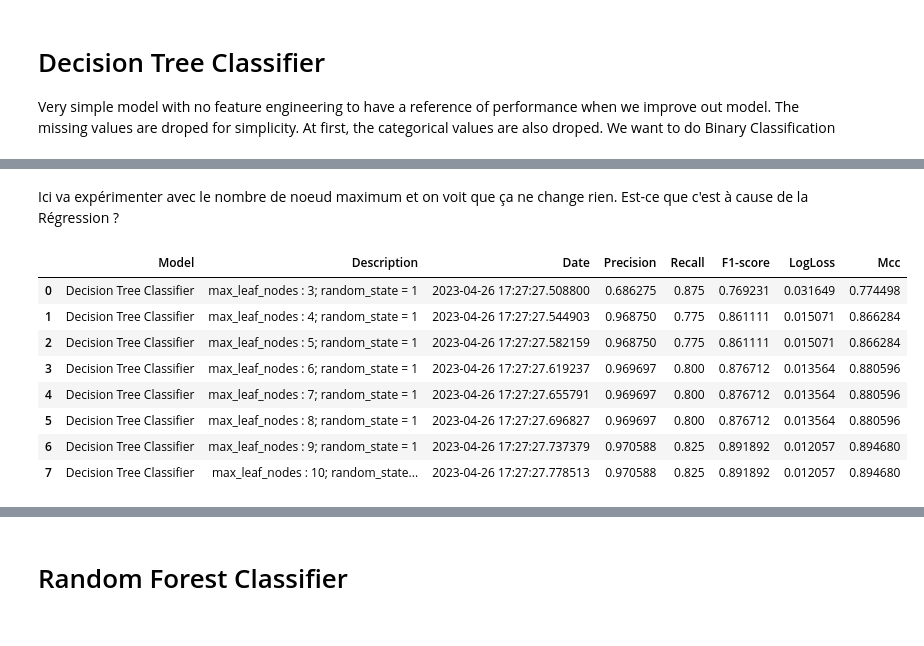
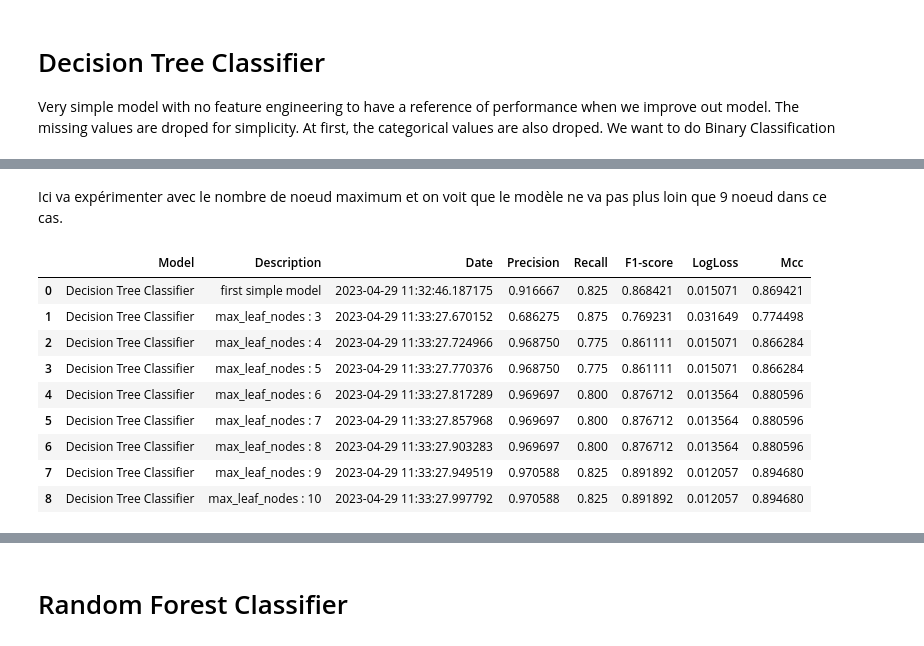
Before and after one commit to SarahLiettefti/AI5L_AILab_FraudDetection, a Jupyter notebook: FirstModels.ipynb, the cells around one changed output, grey strips where cells are left out. Drawn from its saved outputs; the diff is of its cells as text; code cells hidden in the pictures.

```diff
--- a/FirstModels.ipynb
+++ b/FirstModels.ipynb
@@ -26,12 +38,17 @@ X_test = pd.read_csv("input/test.csv")
 sample_submission = pd.read_csv("input/sample_submission.csv")
 
 data = data.dropna(axis=0) #Drop observations/rows with missing values
+data.set_index("TransactionId", inplace=True)
 cols_cat = list(data.dtypes[data.dtypes=="object"].index) #liste des feature categorical
 y = data.FraudResult #The target label
 X = data.copy()
 X.drop(cols_cat, axis=1, inplace=True) #Delete categorical data
 X.drop(['FraudResult'], axis=1, inplace=True) #Only the features data
 train_X, val_X, train_y, val_y = train_test_split(X, y, random_state = 0)
+
+X_test = X_test.dropna(axis=0)
+X_test.set_index("TransactionId", inplace=True)
+X_test.drop(cols_cat, axis=1, inplace=True) #Delete categorical data
 # %% [markdown]
 # Decision Tree Classifier
 Very simple model with no feature engineering to have a reference of performance when we improve out model. The missing values are droped for simplicity. At first, the categorical values are also droped. We want to do Binary Classification
@@ -40,17 +57,4 @@ first_model_decision_tree = DecisionTreeClassifier(random_state=1)
 first_model_decision_tree.fit(train_X, train_y)
 first_model_decision_tree_predicted = first_model_decision_tree.predict(val_X)
 
-df_with_res = val_X.copy()
-df_with_res = df_with_res.join(val_y.copy())
-df_with_res["Predictions"] = list(first_model_decision_tree_predicted)
-print(f'Nombre de prédictions correcte : {df_with_res.Predictions[(df_with_res["Predictions"] == df_with_res["FraudResult"] )].count()}')
-print(f'Nombre de prédictions incorrecte : {df_with_res.Predictions[(df_with_res["Predictions"] != df_with_res["FraudResult"] )].count()}')
-print(f'Nombre de fraude non prédites : {df_with_res.Predictions[(df_with_res["Predictions"] != df_with_res["FraudResult"] )&(df_with_res["FraudResult"]==1)].count()}')
-print(f'Nombre de pas fraude prédite en fraude : {df_with_res.Predictions[(df_with_res["Predictions"] != df_with_res["FraudResult"] )&(df_with_res["FraudResult"]==0)].count()}')
-print(f'Nombre de fraude bien prédite : {df_with_res.Predictions[(df_with_res["Predictions"] == df_with_res["FraudResult"] )&(df_with_res["FraudResult"]==1)].count()}')
-print(f'Nombre de pas fraude bien prédite : {df_with_res.Predictions[(df_with_res["Predictions"] == df_with_res["FraudResult"] )&(df_with_res["FraudResult"]==0)].count()}')
-print(f'Nombre de Fraude dans le dataset : {val_y.value_counts()[1]}')
-print(f'Nombre total : {df_with_res.Predictions.count()}')
-print(df_with_res[["FraudResult","Predictions"]][(df_with_res["Predictions"] != df_with_res["FraudResult"] )])
-df_with_res.head(10)
-report(val_y, first_model_decision_tree_predicted, "Decision Tree Classifier", "first simple model", csvw = True)
+first_model_decision_tree_predicted_metrics = report(val_y, first_model_decision_tree_predicted, "Decision Tree Classifier", "first simple model", csvw = False)
@@ -79,27 +61,29 @@ Nombre total : 23916
 # %% [markdown]
-Ici va expérimenter avec le nombre de noeud maximum et on voit que ça ne change rien. Est-ce que c'est à cause de la Régression ?
+Ici va expérimenter avec le nombre de noeud maximum et on voit que le modèle ne va pas plus loin que 9 noeud dans ce cas.
 # %%
 def test_leaf(max_leaf_nodes, train_X, val_X, train_y, val_y):
     model = DecisionTreeClassifier(max_leaf_nodes=max_leaf_nodes, random_state=1)
     model.fit(train_X, train_y)
     preds_val = model.predict(val_X)
-    description = "max_leaf_nodes : "+str(max_leaf_nodes)+"; random_state = 1"
-    metrics = report(val_y, preds_val, "Decision Tree Classifier", description, csvw=True)
+    description = "max_leaf_nodes : "+str(max_leaf_nodes)
+    metrics = report(val_y, preds_val, "Decision Tree Classifier", description, csvw=False)
     return(metrics)
 
 
 results = pd.DataFrame()
+result_tree = first_model_decision_tree_predicted_metrics
 for max_leaf_nodes in [3, 4, 5, 6, 7, 8, 9, 10]:
     my_metrics_tree = test_leaf(max_leaf_nodes, train_X, val_X, train_y, val_y)
     results = pd.concat([results,my_metrics_tree], ignore_index=True)
 results
 # %% [output]
 |  | Model | Description | Date | Precision | Recall | F1-score | LogLoss | Mcc |
-| 0 | Decision Tree Classifier | max_leaf_nodes : 3; random_state = 1 | 2023-04-26 17:27:27.508800 | 0.686275 | 0.875 | 0.769231 | 0.031649 | 0.774498 |
-| 1 | Decision Tree Classifier | max_leaf_nodes : 4; random_state = 1 | 2023-04-26 17:27:27.544903 | 0.968750 | 0.775 | 0.861111 | 0.015071 | 0.866284 |
-| 2 | Decision Tree Classifier | max_leaf_nodes : 5; random_state = 1 | 2023-04-26 17:27:27.582159 | 0.968750 | 0.775 | 0.861111 | 0.015071 | 0.866284 |
-| 3 | Decision Tree Classifier | max_leaf_nodes : 6; random_state = 1 | 2023-04-26 17:27:27.619237 | 0.969697 | 0.800 | 0.876712 | 0.013564 | 0.880596 |
-| 4 | Decision Tree Classifier | max_leaf_nodes : 7; random_state = 1 | 2023-04-26 17:27:27.655791 | 0.969697 | 0.800 | 0.876712 | 0.013564 | 0.880596 |
-| 5 | Decision Tree Classifier | max_leaf_nodes : 8; random_state = 1 | 2023-04-26 17:27:27.696827 | 0.969697 | 0.800 | 0.876712 | 0.013564 | 0.880596 |
-| 6 | Decision Tree Classifier | max_leaf_nodes : 9; random_state = 1 | 2023-04-26 17:27:27.737379 | 0.970588 | 0.825 | 0.891892 | 0.012057 | 0.894680 |
-| 7 | Decision Tree Classifier | max_leaf_nodes : 10; random_state... | 2023-04-26 17:27:27.778513 | 0.970588 | 0.825 | 0.891892 | 0.012057 | 0.894680 |
+| 0 | Decision Tree Classifier | first simple model | 2023-04-29 11:32:46.187175 | 0.916667 | 0.825 | 0.868421 | 0.015071 | 0.869421 |
+| 1 | Decision Tree Classifier | max_leaf_nodes : 3 | 2023-04-29 11:33:27.670152 | 0.686275 | 0.875 | 0.769231 | 0.031649 | 0.774498 |
+| 2 | Decision Tree Classifier | max_leaf_nodes : 4 | 2023-04-29 11:33:27.724966 | 0.968750 | 0.775 | 0.861111 | 0.015071 | 0.866284 |
+| 3 | Decision Tree Classifier | max_leaf_nodes : 5 | 2023-04-29 11:33:27.770376 | 0.968750 | 0.775 | 0.861111 | 0.015071 | 0.866284 |
+| 4 | Decision Tree Classifier | max_leaf_nodes : 6 | 2023-04-29 11:33:27.817289 | 0.969697 | 0.800 | 0.876712 | 0.013564 | 0.880596 |
+| 5 | Decision Tree Classifier | max_leaf_nodes : 7 | 2023-04-29 11:33:27.857968 | 0.969697 | 0.800 | 0.876712 | 0.013564 | 0.880596 |
+| 6 | Decision Tree Classifier | max_leaf_nodes : 8 | 2023-04-29 11:33:27.903283 | 0.969697 | 0.800 | 0.876712 | 0.013564 | 0.880596 |
+| 7 | Decision Tree Classifier | max_leaf_nodes : 9 | 2023-04-29 11:33:27.949519 | 0.970588 | 0.825 | 0.891892 | 0.012057 | 0.894680 |
+| 8 | Decision Tree Classifier | max_leaf_nodes : 10 | 2023-04-29 11:33:27.997792 | 0.970588 | 0.825 | 0.891892 | 0.012057 | 0.894680 |
```
Also changed, not shown: parts of 13 cells of this notebook, 6 other files.
